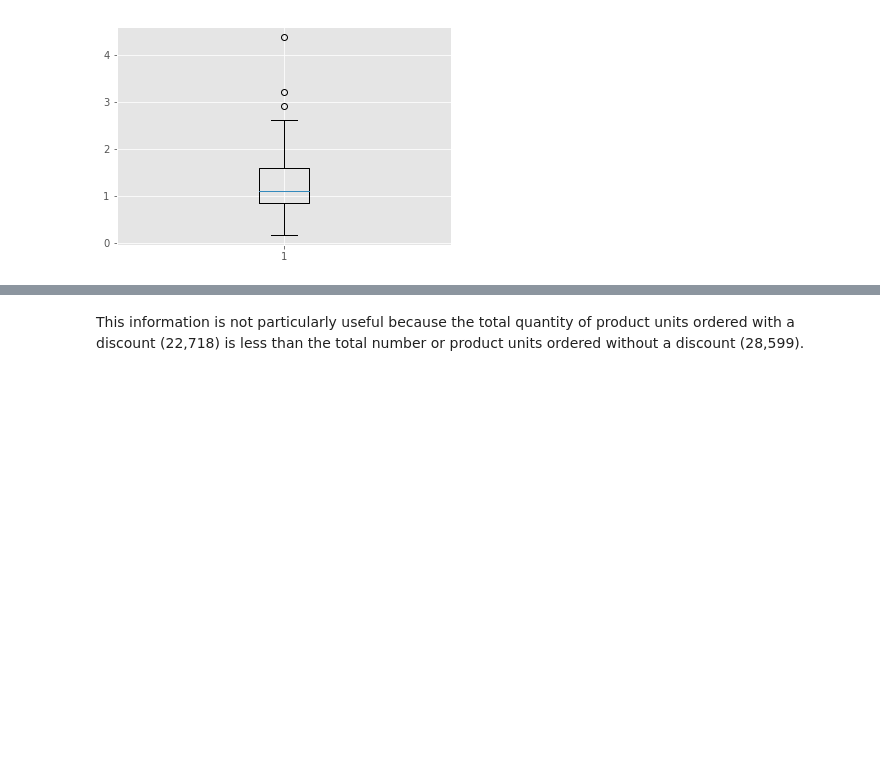
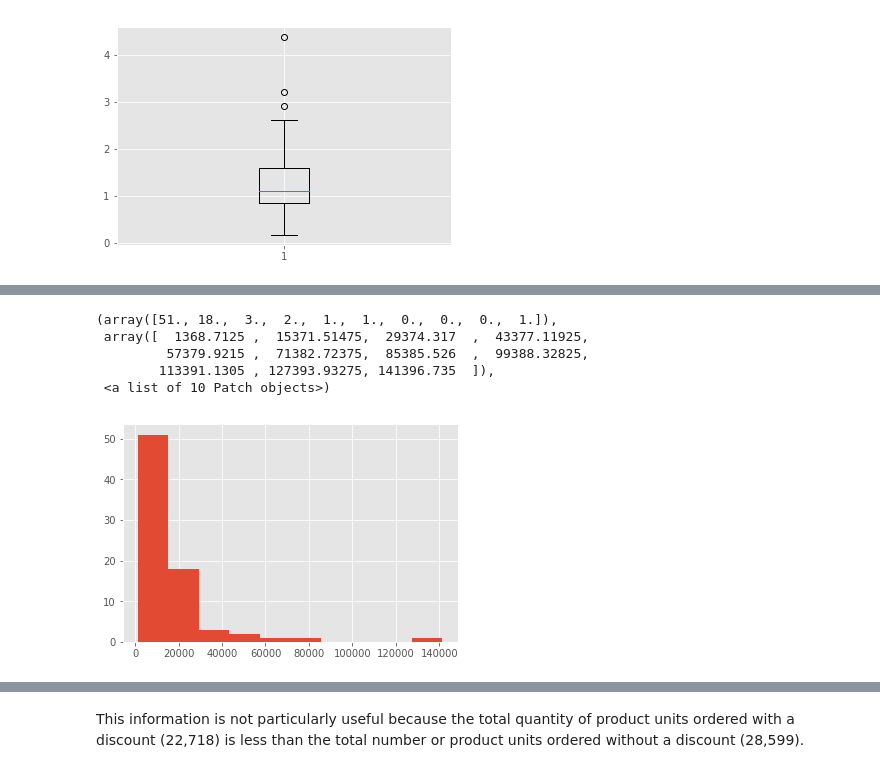
Before and after one commit to giorosati/dsc-2-final-project-online-ds-pt-100118, a Jupyter notebook: module2project.ipynb, the cells around one changed output, grey strips where cells are left out. Saved outputs shown, nothing was run; the diff lists cells and outputs as text; code cells hidden in the pictures; blank space fills up the shorter version.

```diff
--- a/module2project.ipynb
+++ b/module2project.ipynb
@@ -1315,0 +1325,8 @@ plt.boxplot(five_percent)
+# %%
+# look at top products by $ sales volume
+# grouped = df.groupby('Team')
+# print grouped['Points'].agg([np.sum, np.mean, np.std])
+
+grouped = order_detail.groupby('ProductId')
+product_volume = pd.DataFrame(grouped['line_total'].agg([np.sum, np.mean, np.std]))
+product_volume.sort_values(['sum'], inplace=True, ascending=False)
@@ -1315,0 +1376,9 @@ plt.boxplot(five_percent)
+# %%
+plt.hist(product_volume['sum'])
+# %% [output]
+(array([51., 18.,  3.,  2.,  1.,  1.,  0.,  0.,  0.,  1.]),
+ array([  1368.7125 ,  15371.51475,  29374.317  ,  43377.11925,
+         57379.9215 ,  71382.72375,  85385.526  ,  99388.32825,
+        113391.1305 , 127393.93275, 141396.735  ]),
+ <a list of 10 Patch objects>)
+[figure, added]
```
Also changed, not shown: parts of 13 cells of this notebook.
